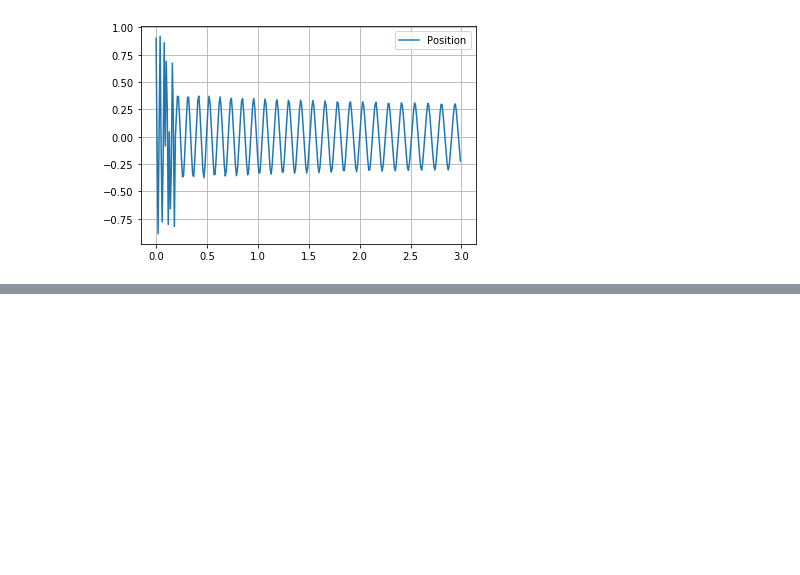
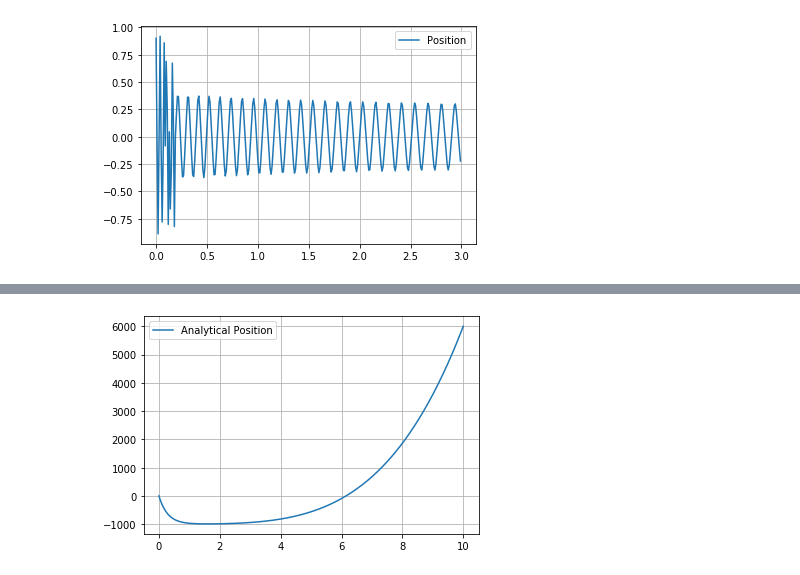
Before and after one commit to mdittman9000/PHY-321, a Jupyter notebook: Midterm Project 1 patch 2.ipynb, the cells around one changed output, grey strips where cells are left out. Cells and saved outputs as stored; diff of their text form; code cells hidden in the pictures; blank space fills up the shorter version.

```diff
--- a/Midterm Project 1 patch 2.ipynb
+++ b/Midterm Project 1 patch 2.ipynb
@@ -494,0 +526,4 @@ P1 = a*( ( (t[i]**2)/(2*gamma) ) - ( (t[i])/(gamma**2)) - (1/(gamma**3))*)
+# %%
+anharmonic(-1000,2,2,3.5,10,.001,10)
+# %% [output]
+[figure, added]
```
Also changed, not shown: parts of 7 cells of this notebook.
